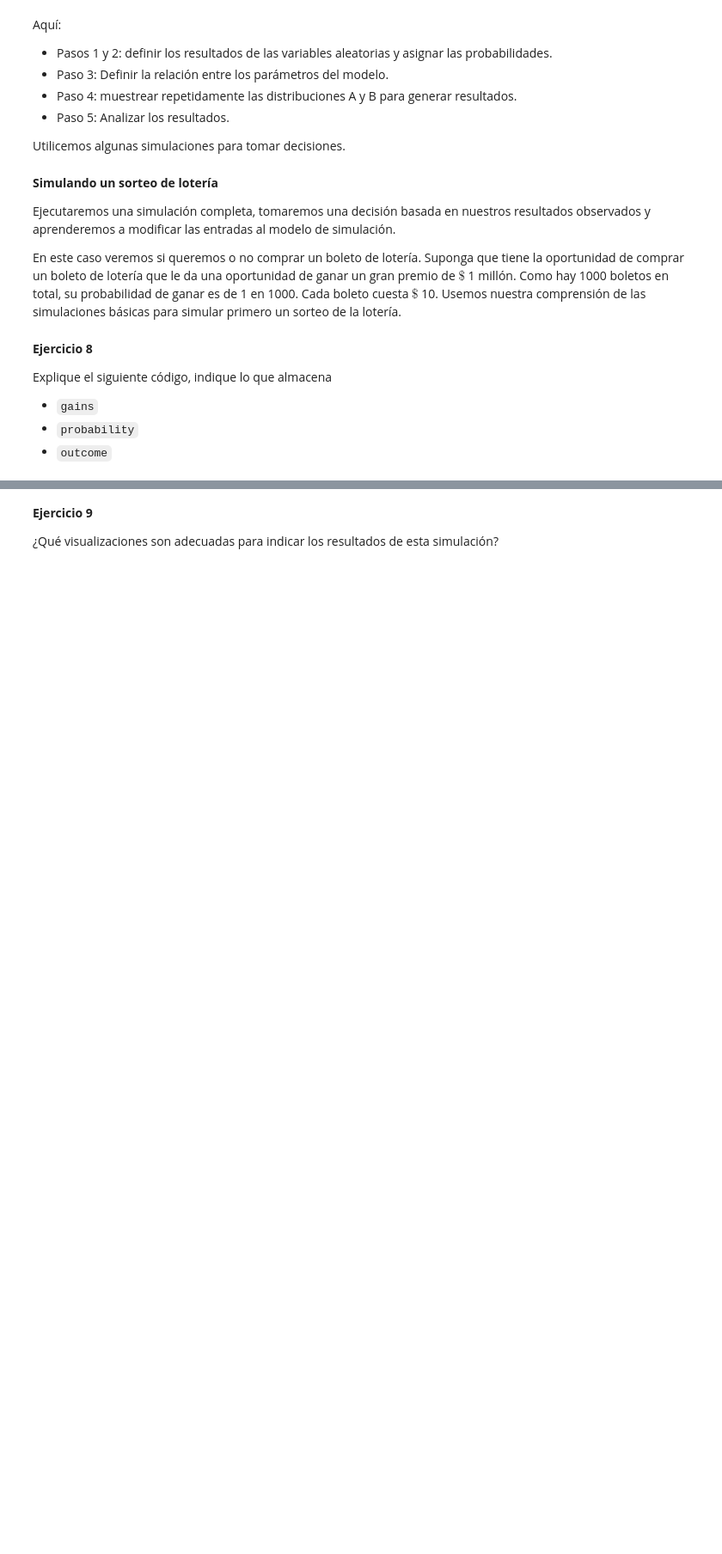
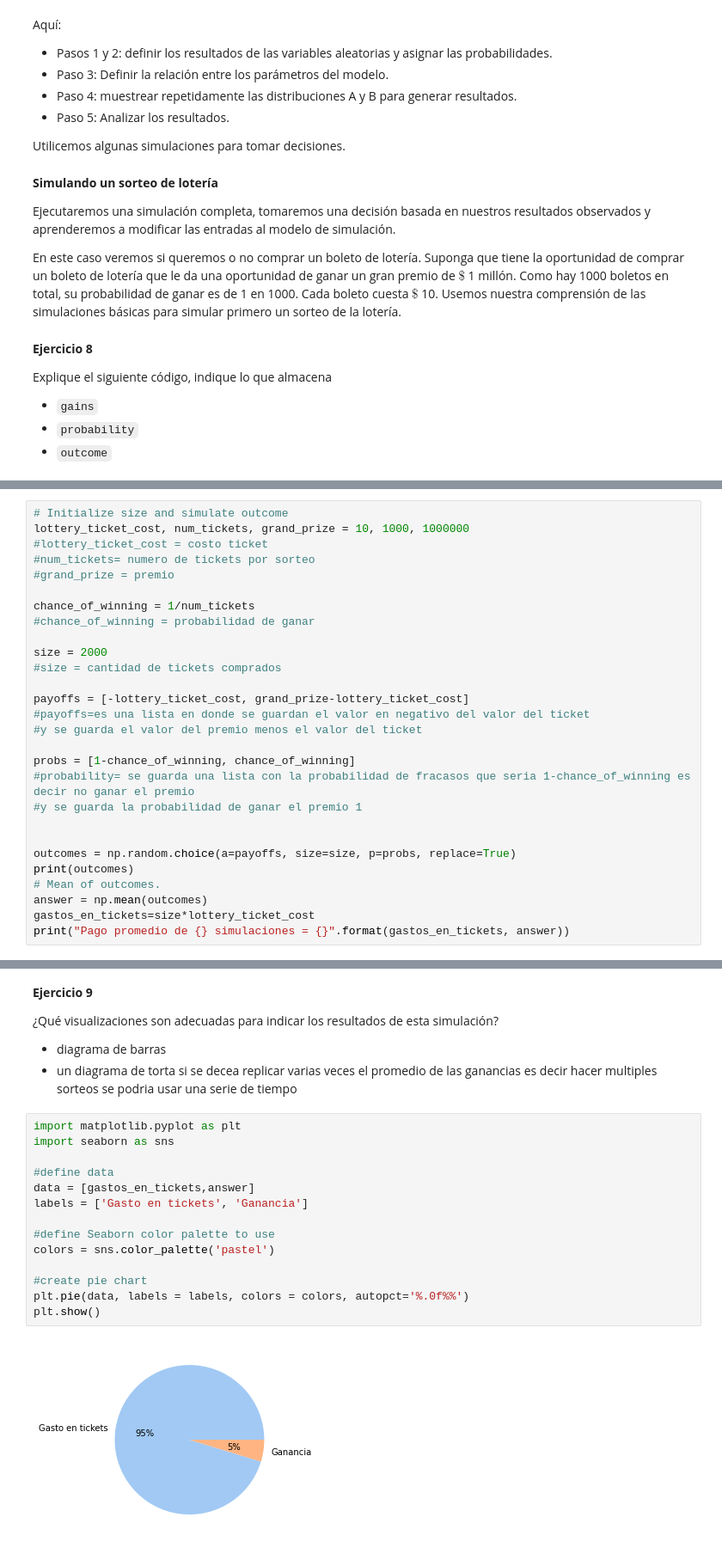
Before and after one commit to miguelmag1/seminarioprogramacion2021, a Jupyter notebook: Introduccion_simulacion/Introducción a simulación.ipynb, the cells around one changed output, grey strips where cells are left out. Shown at 86% size. Saved outputs shown, nothing was run; the diff lists cells and outputs as text; blank space fills up the shorter version.

```diff
--- a/Introduccion_simulacion/Introducción a simulación.ipynb
+++ b/Introduccion_simulacion/Introducción a simulación.ipynb
@@ -643,0 +818,28 @@ print("Pago promedio de {} simulaciones = {}".format(size, answer))
+# %%
+# Initialize size and simulate outcome
+lottery_ticket_cost, num_tickets, grand_prize = 10, 1000, 1000000
+#lottery_ticket_cost = costo ticket
+#num_tickets= numero de tickets por sorteo
+#grand_prize = premio
+
+chance_of_winning = 1/num_tickets
+#chance_of_winning = probabilidad de ganar
+
+size = 2000
+#size = cantidad de tickets comprados
+
+payoffs = [-lottery_ticket_cost, grand_prize-lottery_ticket_cost]
+#payoffs=es una lista en donde se guardan el valor en negativo del valor del ticket
+#y se guarda el valor del premio menos el valor del ticket
+
+probs = [1-chance_of_winning, chance_of_winning]
+#probability= se guarda una lista con la probabilidad de fracasos que seria 1-chance_of_winning es decir no ganar el premio
+#y se guarda la probabilidad de ganar el premio 1
+
+
+outcomes = np.random.choice(a=payoffs, size=size, p=probs, replace=True)
+print(outcomes)
+# Mean of outcomes.
+answer = np.mean(outcomes)
+gastos_en_tickets=size*lottery_ticket_cost
+print("Pago promedio de {} simulaciones = {}".format(gastos_en_tickets, answer))
@@ -645,3 +850,22 @@ print("Pago promedio de {} simulaciones = {}".format(size, answer))
 **Ejercicio 9**
 
 ¿Qué visualizaciones son adecuadas para indicar los resultados de esta simulación?
+- diagrama de barras
+- un diagrama de torta
+si se decea replicar varias veces el promedio de las ganancias es decir hacer multiples sorteos se podria usar una serie de tiempo
+# %%
+import matplotlib.pyplot as plt
+import seaborn as sns
+
+#define data
+data = [gastos_en_tickets,answer]
+labels = ['Gasto en tickets', 'Ganancia']
+
+#define Seaborn color palette to use
+colors = sns.color_palette('pastel')
+
+#create pie chart
+plt.pie(data, labels = labels, colors = colors, autopct='%.0f%%')
+plt.show()
+# %% [output]
+[figure, added]
```
Also changed, not shown: parts of 37 cells of this notebook.
